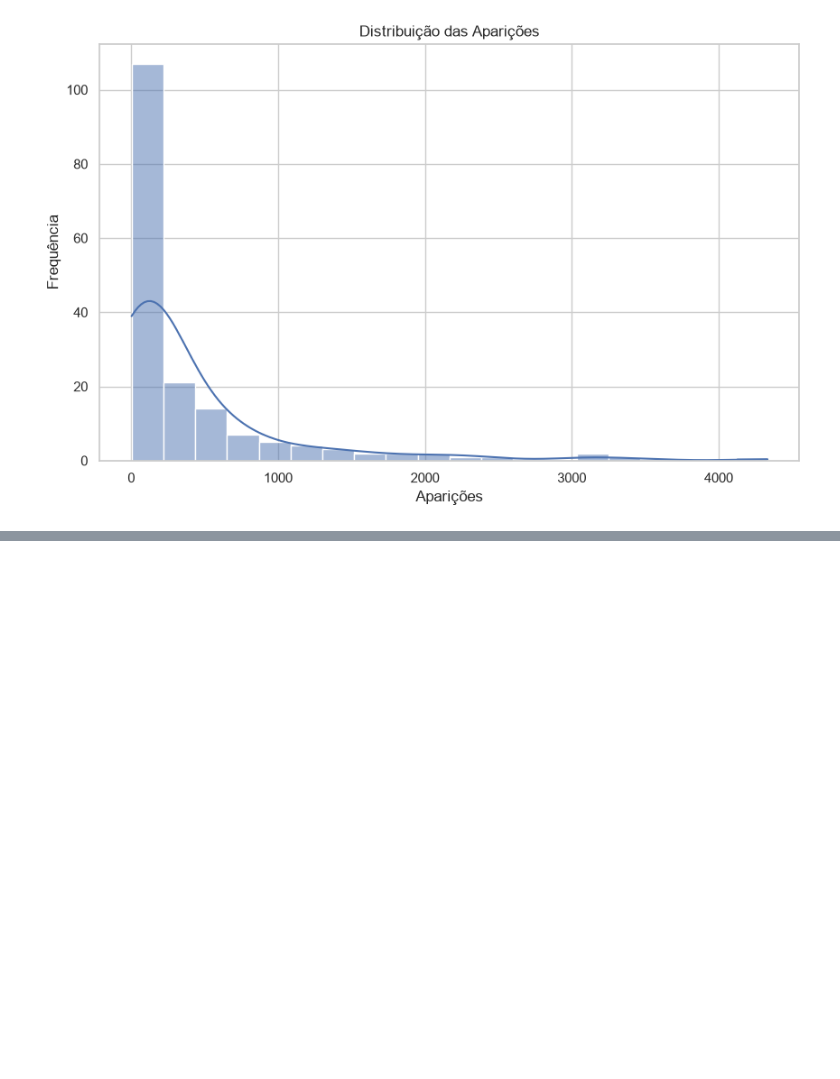
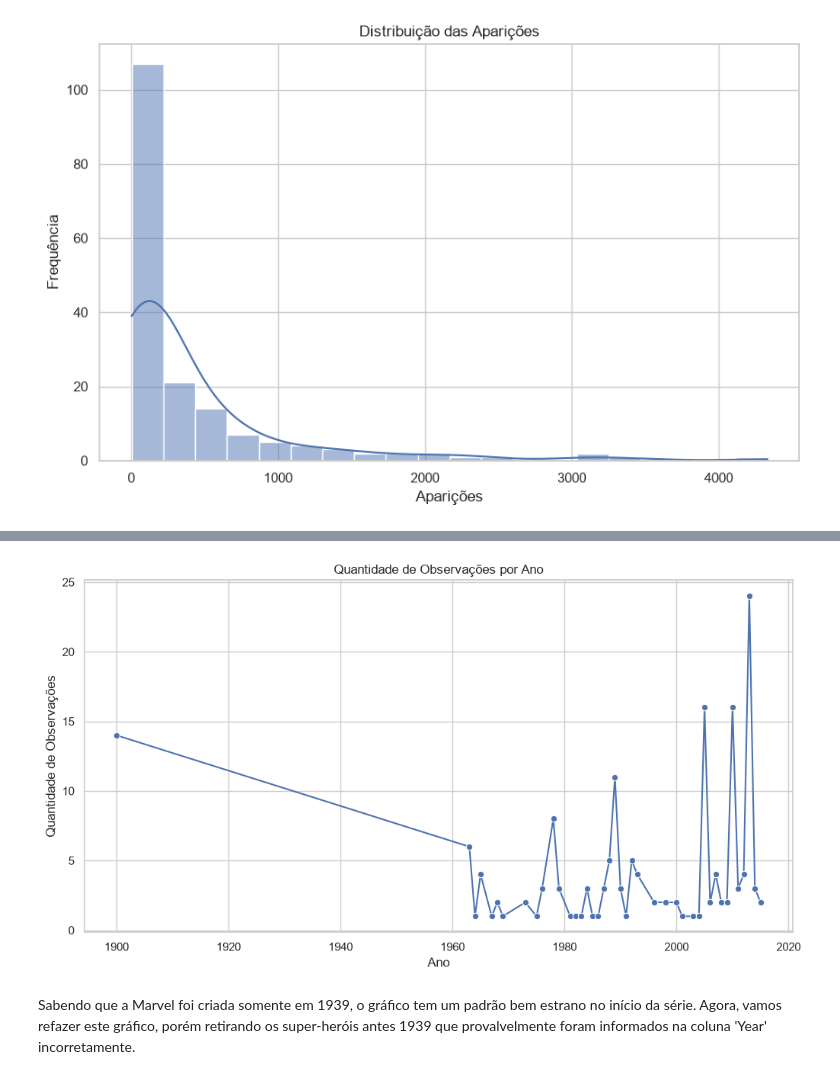
Before and after one commit to hccruz/Projeto_Avengres, a Jupyter notebook: src/main.ipynb, the cells around one changed output, grey strips where cells are left out. Cells and saved outputs as stored; diff of their text form; code cells hidden in the pictures; blank space fills up the shorter version.

Commit message:
Adicionado mais três análise com gráficos

```diff
--- a/src/main.ipynb
+++ b/src/main.ipynb
@@ -194,0 +223,3 @@ plt.show()
+# %%
+quant_herois_ano = df['Year'].value_counts()
+quant_herois_ano
@@ -194,0 +244,13 @@ plt.show()
+# %%
+plt.figure(figsize=(12,6))
+
+sns.lineplot(quant_herois_ano, marker='o')
+
+plt.title('Quantidade de Observações por Ano')
+plt.xlabel('Ano')
+plt.ylabel('Quantidade de Observações')
+plt.show()
+# %% [output]
+[figure, added]
+# %% [markdown]
+Sabendo que a Marvel foi criada somente em 1939, o gráfico tem um padrão bem estrano no início da série. Agora, vamos refazer este gráfico, porém retirando os super-heróis antes 1939 que provalvelmente foram informados na coluna 'Year' incorretamente.
```
Also changed, not shown: parts of 9 cells of this notebook.
